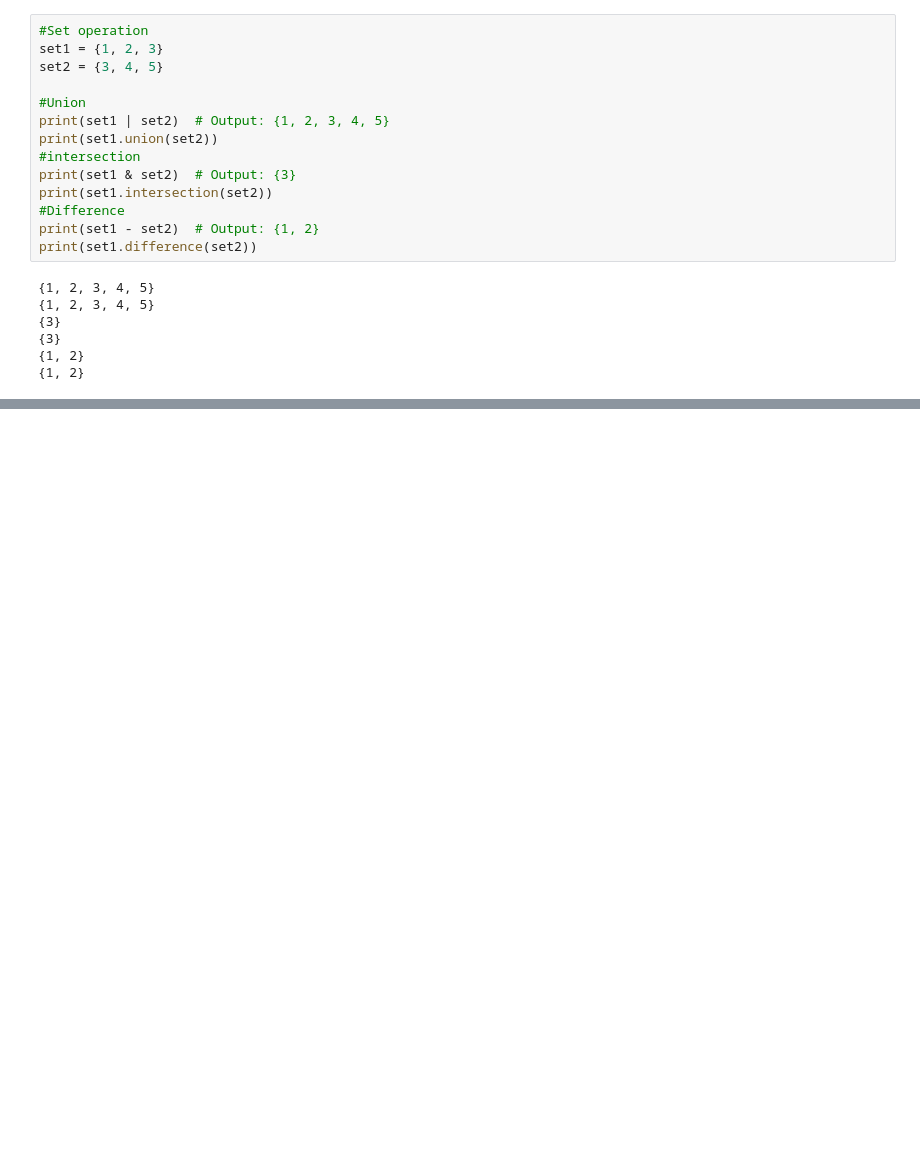
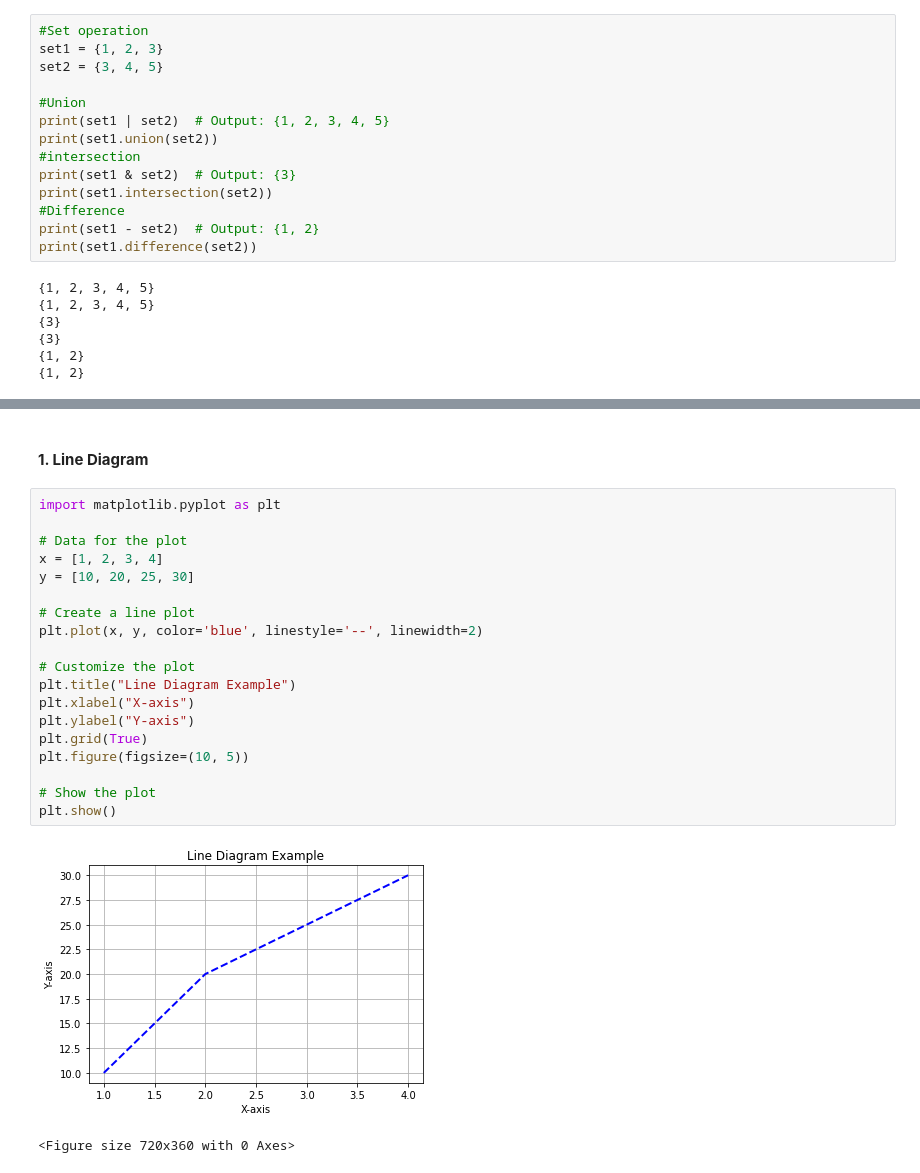
Before and after one commit to jQuma/python_cheatsheet, a Jupyter notebook: python_cheatsheet.ipynb, the cells around one changed output, grey strips where cells are left out. Cells and saved outputs as stored; diff of their text form; blank space fills up the shorter version.

```diff
--- a/python_cheatsheet.ipynb
+++ b/python_cheatsheet.ipynb
@@ -851,0 +1291,24 @@ print(set1.difference(set2))
+# %% [markdown]
+#### **1. Line Diagram**
+# %%
+import matplotlib.pyplot as plt
+
+# Data for the plot
+x = [1, 2, 3, 4]
+y = [10, 20, 25, 30]
+
+# Create a line plot
+plt.plot(x, y, color='blue', linestyle='--', linewidth=2)
+
+# Customize the plot
+plt.title("Line Diagram Example")
+plt.xlabel("X-axis")
+plt.ylabel("Y-axis")
+plt.grid(True)
+plt.figure(figsize=(10, 5))
+
+# Show the plot
+plt.show()
+# %% [output]
+[figure, added]
+<Figure size 720x360 with 0 Axes>
```
Also changed, not shown: parts of 44 cells of this notebook.
